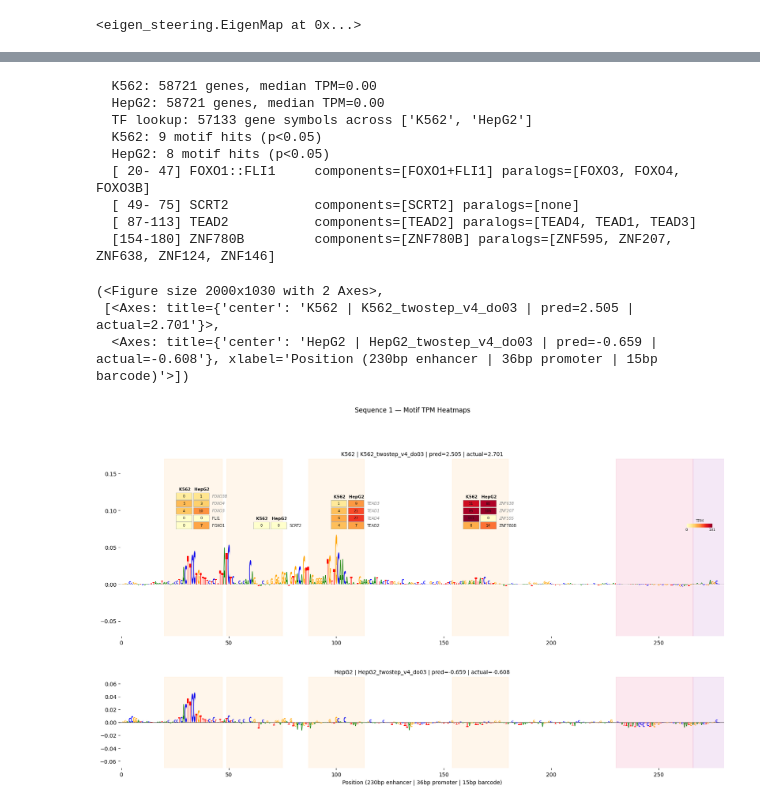
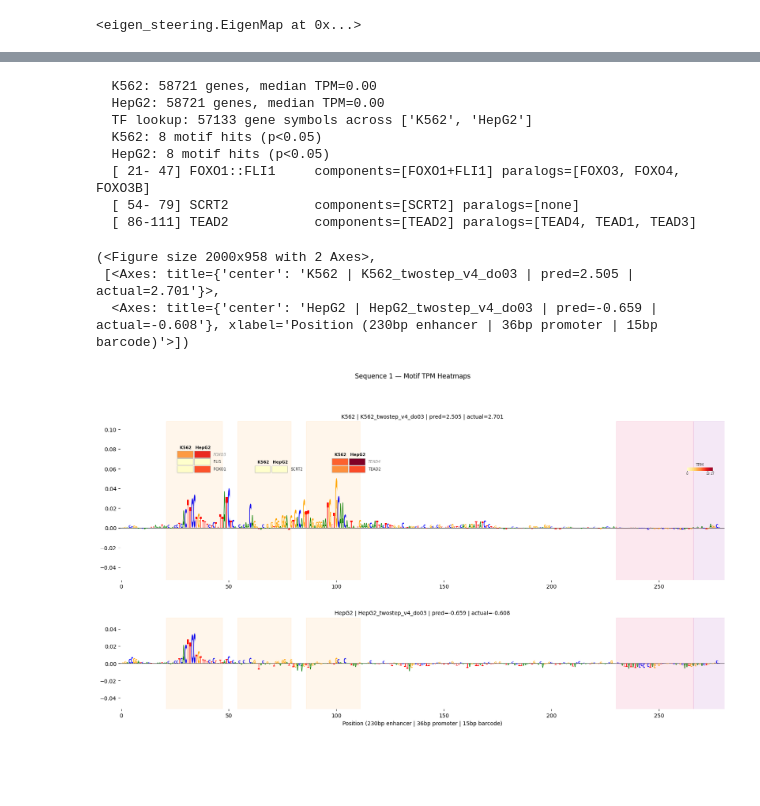
Before and after one commit to pabmantilla/alphagenome_torch_MPRAMoCon, a Jupyter notebook: interp/scripts/eigen_steering.ipynb, the cells around one changed output, grey strips where cells are left out. Cells and saved outputs as stored; diff of their text form; code cells hidden in the pictures; blank space fills up the shorter version.

```diff
--- a/interp/scripts/eigen_steering.ipynb
+++ b/interp/scripts/eigen_steering.ipynb
@@ -115,34 +115,33 @@ em.plot_attr_logos_with_motifs(seq_idx=0)
 # %%
 # Download ENCODE expression (HepG2, K562) and match motif hits to TF expression
 seq_idx = 1
 top_k = 1
-max_paralogs = 3
+max_paralogs = 1
 em.load_expression()
-em.annotate_motifs(window_size=10, flank=8, n_nearest=3)
+em.annotate_motifs(window_size=15, flank=5, n_nearest=3)
 
 # Show top expressed TOMTOM hit + paralogs
 matches = em.expression_match(seq_idx=seq_idx, top_k=top_k, min_tpm=1.0)
 for m in matches:
     comps = '+'.join(m['components'])
     paras = ', '.join(m['paralogs']) if m['paralogs'] else 'none'
     print(f"  [{m['start']:3d}-{m['end']:3d}] {m['tf']:15s} components=[{comps}] paralogs=[{paras}]")
 
 # annotation_style='bars' (default) or 'heatmap'
 em.plot_expression_match(seq_idx=seq_idx, top_k=top_k, max_paralogs=max_paralogs, annotation_style='heatmap')
 # %% [output]
   K562: 58721 genes, median TPM=0.00
   HepG2: 58721 genes, median TPM=0.00
   TF lookup: 57133 gene symbols across ['K562', 'HepG2']
-  K562: 9 motif hits (p<0.05)
+  K562: 8 motif hits (p<0.05)
   HepG2: 8 motif hits (p<0.05)
-  [ 20- 47] FOXO1::FLI1     components=[FOXO1+FLI1] paralogs=[FOXO3, FOXO4, FOXO3B]
-  [ 49- 75] SCRT2           components=[SCRT2] paralogs=[none]
-  [ 87-113] TEAD2           components=[TEAD2] paralogs=[TEAD4, TEAD1, TEAD3]
-  [154-180] ZNF780B         components=[ZNF780B] paralogs=[ZNF595, ZNF207, ZNF638, ZNF124, ZNF146]
+  [ 21- 47] FOXO1::FLI1     components=[FOXO1+FLI1] paralogs=[FOXO3, FOXO4, FOXO3B]
+  [ 54- 79] SCRT2           components=[SCRT2] paralogs=[none]
+  [ 86-111] TEAD2           components=[TEAD2] paralogs=[TEAD4, TEAD1, TEAD3]
-(<Figure size 2000x1030 with 2 Axes>,
+(<Figure size 2000x958 with 2 Axes>,
  [<Axes: title={'center': 'K562 | K562_twostep_v4_do03 | pred=2.505 | actual=2.701'}>,
   <Axes: title={'center': 'HepG2 | HepG2_twostep_v4_do03 | pred=-0.659 | actual=-0.608'}, xlabel='Position (230bp enhancer | 36bp promoter | 15bp barcode)'>])
-[figure, old version]
+[figure, new version]
 # %%
 # Auto-clear bytecode + reload
 for pyc in pathlib.Path('..', '__pycache__').glob('eigen_steering.cpython-*.pyc'):
```
Also changed, not shown: parts of 4 cells of this notebook, 1 other file.
